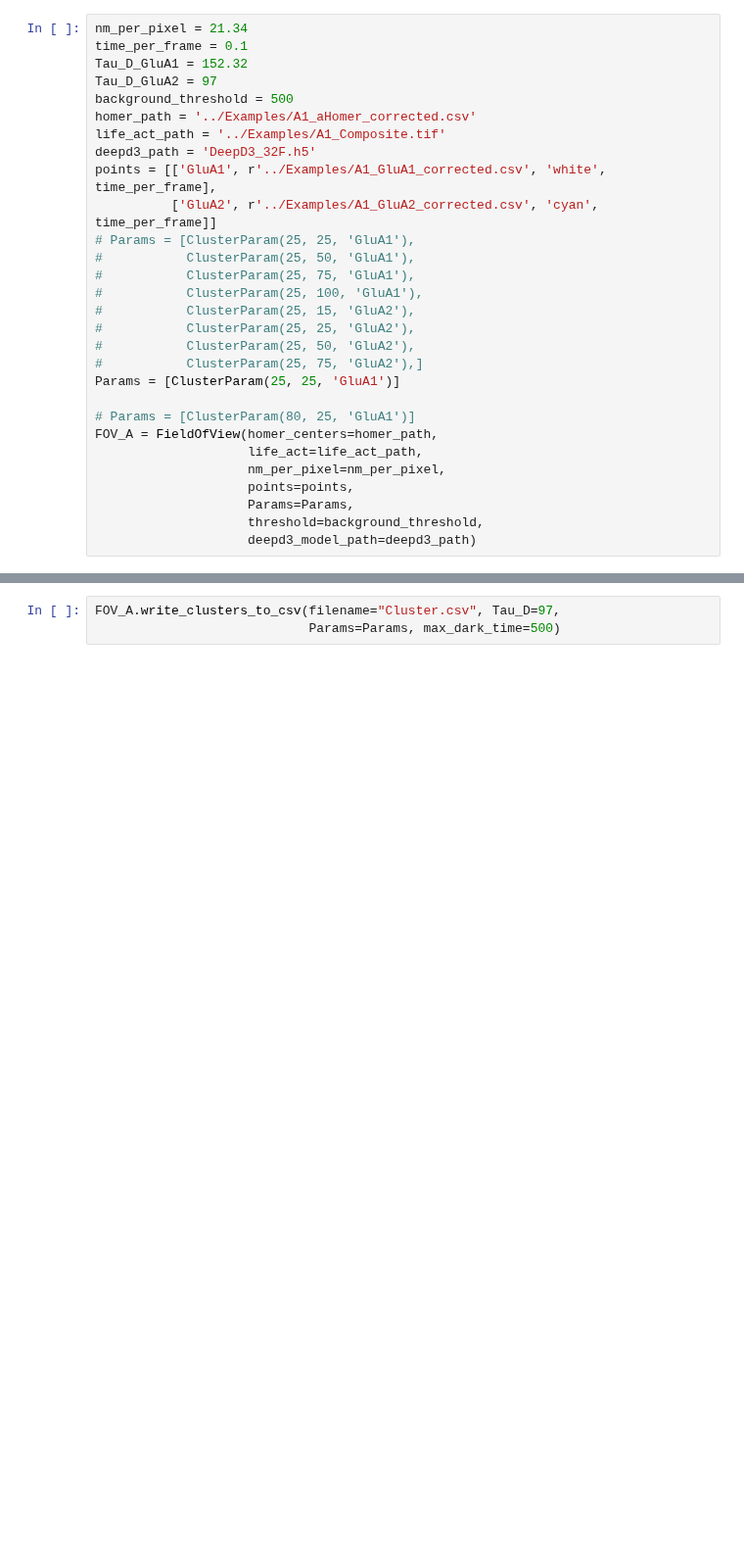
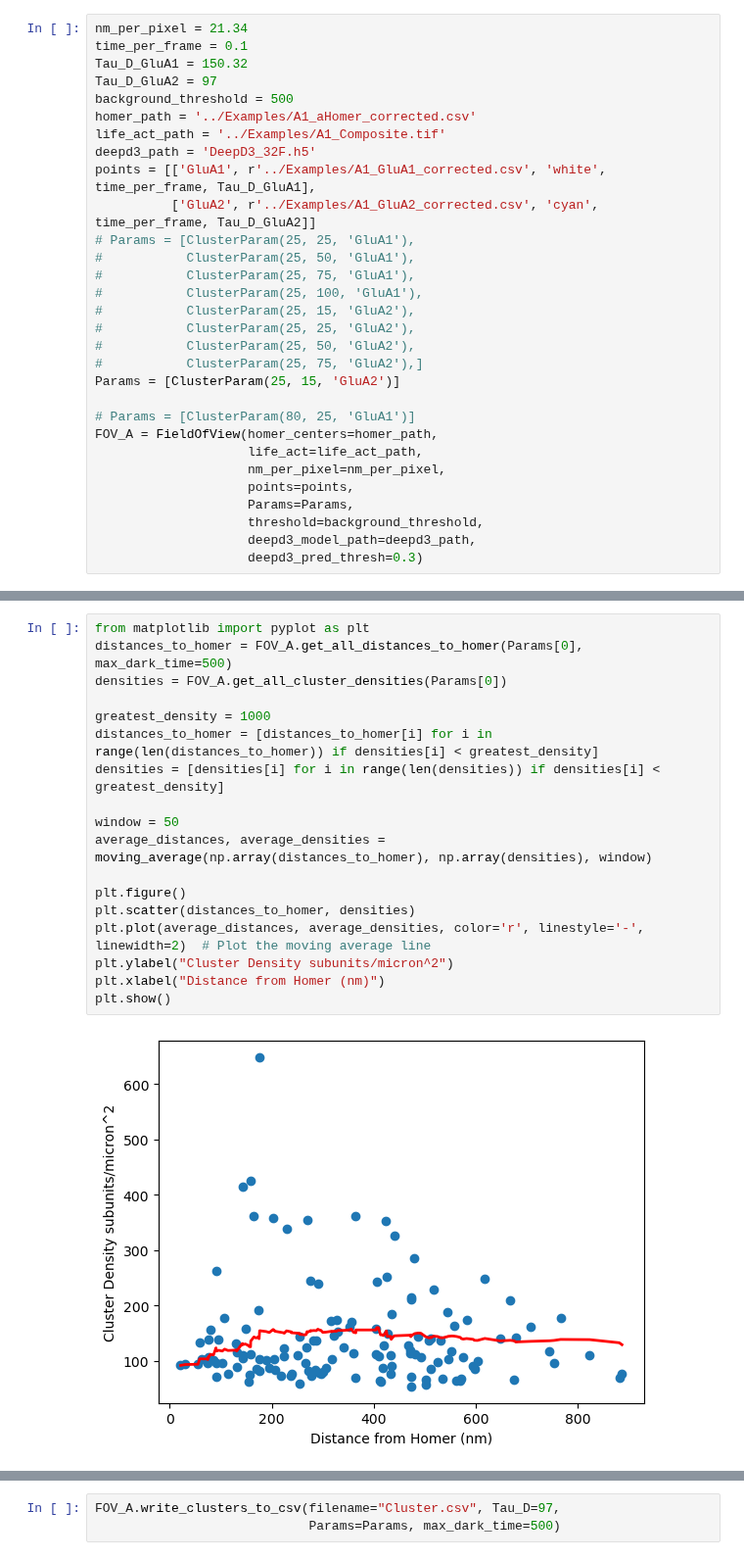
Before and after one commit to Max-Winga/Selvin-Lab-qPAINT-Segmentation, a Jupyter notebook: qPAINT_Segmentation/Example Notebook.ipynb, the cells around one changed output, grey strips where cells are left out. Shown at 98% size. Drawn from its saved outputs; the diff is of its cells as text; blank space fills up the shorter version.

```diff
--- a/qPAINT_Segmentation/Example Notebook.ipynb
+++ b/qPAINT_Segmentation/Example Notebook.ipynb
@@ -4,14 +7,14 @@ from clusters import ClusterParam
 # %%
 nm_per_pixel = 21.34
 time_per_frame = 0.1
-Tau_D_GluA1 = 152.32
+Tau_D_GluA1 = 150.32
 Tau_D_GluA2 = 97
 background_threshold = 500
 homer_path = '../Examples/A1_aHomer_corrected.csv'
 life_act_path = '../Examples/A1_Composite.tif'
 deepd3_path = 'DeepD3_32F.h5'
-points = [['GluA1', r'../Examples/A1_GluA1_corrected.csv', 'white', time_per_frame],
-          ['GluA2', r'../Examples/A1_GluA2_corrected.csv', 'cyan', time_per_frame]]
+points = [['GluA1', r'../Examples/A1_GluA1_corrected.csv', 'white', time_per_frame, Tau_D_GluA1],
+          ['GluA2', r'../Examples/A1_GluA2_corrected.csv', 'cyan', time_per_frame, Tau_D_GluA2]]
 # Params = [ClusterParam(25, 25, 'GluA1'),
 #           ClusterParam(25, 50, 'GluA1'),
 #           ClusterParam(25, 75, 'GluA1'),
@@ -20,7 +23,7 @@ points = [['GluA1', r'../Examples/A1_GluA1_corrected.csv', 'white', time_per_fra
 #           ClusterParam(25, 25, 'GluA2'),
 #           ClusterParam(25, 50, 'GluA2'),
 #           ClusterParam(25, 75, 'GluA2'),]
-Params = [ClusterParam(25, 25, 'GluA1')]
+Params = [ClusterParam(25, 15, 'GluA2')]
 
 # Params = [ClusterParam(80, 25, 'GluA1')]
 FOV_A = FieldOfView(homer_centers=homer_path,
@@ -29,5 +32,6 @@ FOV_A = FieldOfView(homer_centers=homer_path,
                     points=points,
                     Params=Params,
                     threshold=background_threshold,
-                    deepd3_model_path=deepd3_path)
+                    deepd3_model_path=deepd3_path,
+                    deepd3_pred_thresh=0.3)
 # %% [output]
@@ -118,0 +100,20 @@ FOV_A.clustering_results[Param][cluster_index].frames.get_average_dark_time(plot
+# %%
+from matplotlib import pyplot as plt
+distances_to_homer = FOV_A.get_all_distances_to_homer(Params[0], max_dark_time=500)
+densities = FOV_A.get_all_cluster_densities(Params[0])
+
+greatest_density = 1000
+distances_to_homer = [distances_to_homer[i] for i in range(len(distances_to_homer)) if densities[i] < greatest_density]
+densities = [densities[i] for i in range(len(densities)) if densities[i] < greatest_density]
+
+window = 50
+average_distances, average_densities = moving_average(np.array(distances_to_homer), np.array(densities), window)
+
+plt.figure()
+plt.scatter(distances_to_homer, densities)
+plt.plot(average_distances, average_densities, color='r', linestyle='-', linewidth=2)  # Plot the moving average line
+plt.ylabel("Cluster Density subunits/micron^2")
+plt.xlabel("Distance from Homer (nm)")
+plt.show()
+# %% [output]
+[figure, added]
```
Also changed, not shown: parts of 21 cells of this notebook, 6 other files.
